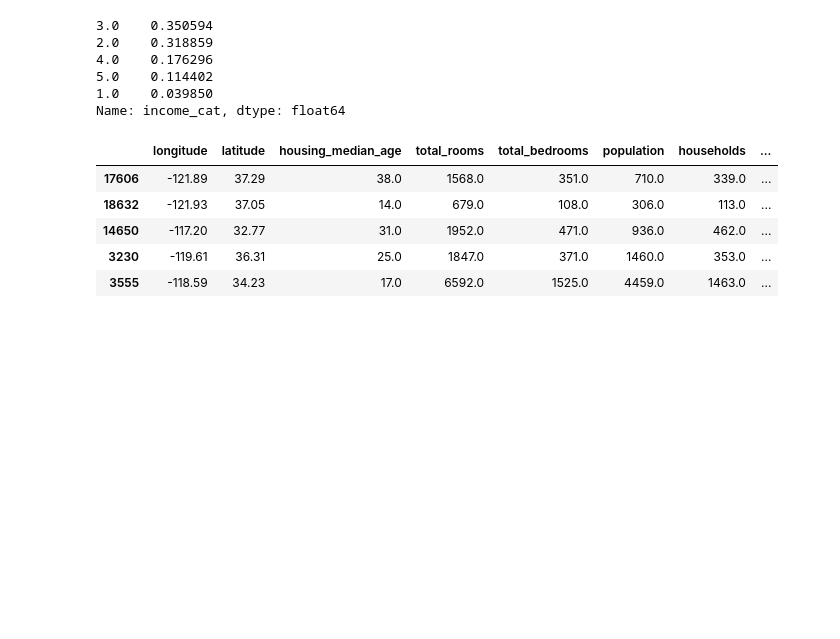
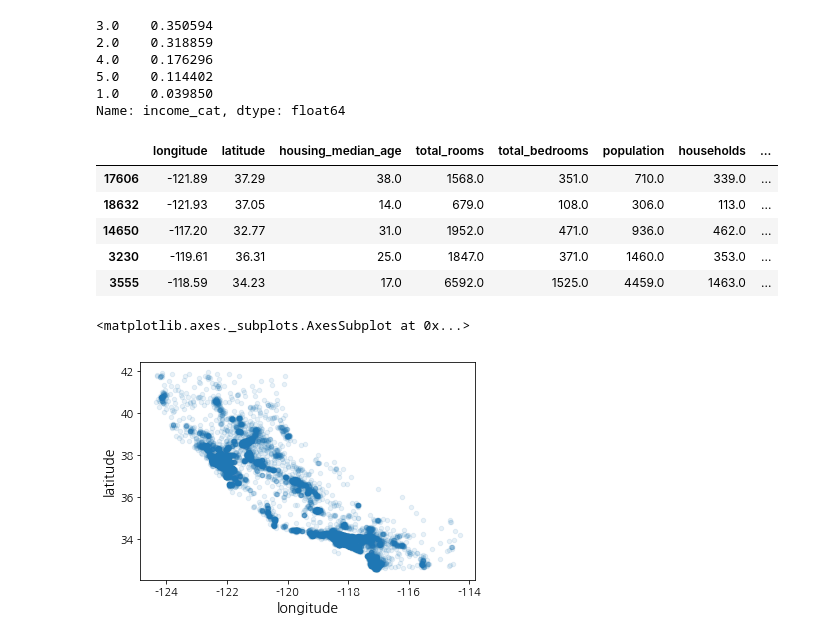
Before and after one commit to cloudallera/handson-ml, a Jupyter notebook: _mystudy/02_end_to_end_machine_learning_project.ipynb, the cells around one changed output. Saved outputs shown, nothing was run; the diff lists cells and outputs as text; code cells hidden in the pictures; blank space fills up the shorter version.

```diff
--- a/_mystudy/02_end_to_end_machine_learning_project.ipynb
+++ b/_mystudy/02_end_to_end_machine_learning_project.ipynb
@@ -206,3 +206,12 @@ display(strat_train_set.head())
 | 14650 | -117.20 | 32.77 | 31.0 | 1952.0 | 471.0 | 936.0 | 462.0 | ... |
 | 3230 | -119.61 | 36.31 | 25.0 | 1847.0 | 371.0 | 1460.0 | 353.0 | ... |
 | 3555 | -118.59 | 34.23 | 17.0 | 6592.0 | 1525.0 | 4459.0 | 1463.0 | ... |
+# %%
+# 훈련 세트를 손상시키지 않기 위해 복사본을 만들어 사용
+housing = strat_train_set.copy()
+# %%
+# 지리정보(위도와 경도)를 이용한 데이터 시각화(산점도)
+housing.plot(kind="scatter", x="longitude", y="latitude", alpha=0.1)   # alpha 옵션으로 밀집된 지역 표시 (0~1 사이 값으로 투명~불투명 정도 지정)
+# %% [output]
+<matplotlib.axes._subplots.AxesSubplot at 0x...>
+[figure, added]
```
Also changed, not shown: parts of 3 cells of this notebook.
